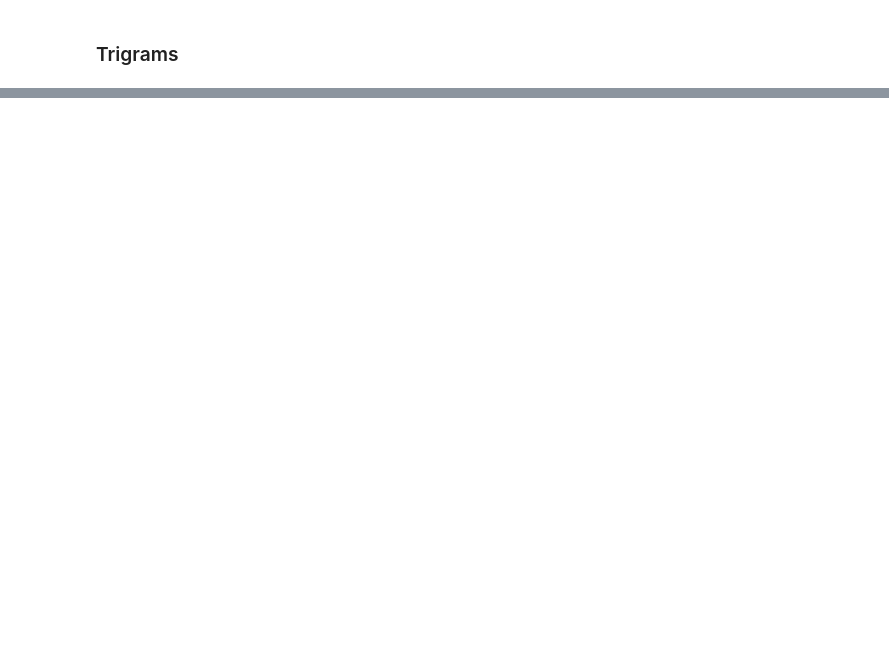
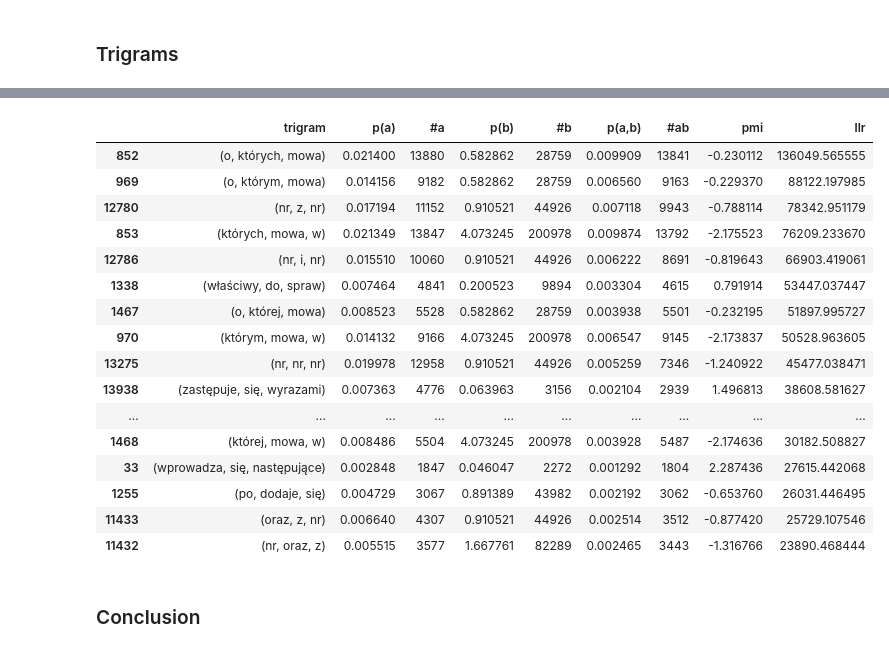
Before and after one commit to arkadiuss/nlp, a Jupyter notebook: 4_ngrams/4_ngrams.ipynb, the cells around one changed output, grey strips where cells are left out. Drawn from its saved outputs; the diff is of its cells as text; code cells hidden in the pictures; blank space fills up the shorter version.

```diff
--- a/4_ngrams/4_ngrams.ipynb
+++ b/4_ngrams/4_ngrams.ipynb
@@ -186,0 +180,18 @@ bill_docs_trigrams[:10]
+# %%
+def pmi_df_trigram(filter_fn=None):
+    p, pctr = probabilities(bill_docs_single_tokens, None)
+    pm, pmctr = probabilities(bill_docs_bigrams, None)
+    pt, ptctr = probabilities(bill_docs_trigrams, filter_fn)
+
+    df = pd.DataFrame(data=[(k,) for k in pt.keys()], columns = ["trigram"])
+    df["p(a)"] = df["trigram"].apply(lambda x: pm[(x[0], x[1])])
+    df["#a"] = df["trigram"].apply(lambda x: pmctr[(x[0], x[1])])
+    df["p(b)"] = df["trigram"].apply(lambda x: p[x[2]])
+    df["#b"] = df["trigram"].apply(lambda x: pctr[x[2]])
+    df["p(a,b)"] = df["trigram"].apply(lambda x: pt[x])
+    df["#ab"] = df["trigram"].apply(lambda x: ptctr[x])
+    df["pmi"] = np.log(df["p(a,b)"]/ (df["p(a)"]*df["p(b)"]))
+    return df.sort_values(["pmi"], ascending=[0])
+# %%
+df_trigram = pmi_df_trigram()
+df_trigram_filtered = pmi_df_trigram(lambda _, v: v > 5)
@@ -186,0 +238,24 @@ bill_docs_trigrams[:10]
+# %%
+df_trigram = llr(df_trigram)
+# %%
+df_trigram.sort_values(["llr"], ascending=[0]).head(20)
+# %% [output]
+|  | trigram | p(a) | #a | p(b) | #b | p(a,b) | #ab | pmi | llr |
+| 852 | (o, których, mowa) | 0.021400 | 13880 | 0.582862 | 28759 | 0.009909 | 13841 | -0.230112 | 136049.565555 |
+| 969 | (o, którym, mowa) | 0.014156 | 9182 | 0.582862 | 28759 | 0.006560 | 9163 | -0.229370 | 88122.197985 |
+| 12780 | (nr, z, nr) | 0.017194 | 11152 | 0.910521 | 44926 | 0.007118 | 9943 | -0.788114 | 78342.951179 |
+| 853 | (których, mowa, w) | 0.021349 | 13847 | 4.073245 | 200978 | 0.009874 | 13792 | -2.175523 | 76209.233670 |
+| 12786 | (nr, i, nr) | 0.015510 | 10060 | 0.910521 | 44926 | 0.006222 | 8691 | -0.819643 | 66903.419061 |
+| 1338 | (właściwy, do, spraw) | 0.007464 | 4841 | 0.200523 | 9894 | 0.003304 | 4615 | 0.791914 | 53447.037447 |
+| 1467 | (o, której, mowa) | 0.008523 | 5528 | 0.582862 | 28759 | 0.003938 | 5501 | -0.232195 | 51897.995727 |
+| 970 | (którym, mowa, w) | 0.014132 | 9166 | 4.073245 | 200978 | 0.006547 | 9145 | -2.173837 | 50528.963605 |
+| 13275 | (nr, nr, nr) | 0.019978 | 12958 | 0.910521 | 44926 | 0.005259 | 7346 | -1.240922 | 45477.038471 |
+| 13938 | (zastępuje, się, wyrazami) | 0.007363 | 4776 | 0.063963 | 3156 | 0.002104 | 2939 | 1.496813 | 38608.581627 |
+| ... | ... | ... | ... | ... | ... | ... | ... | ... | ... |
+| 1468 | (której, mowa, w) | 0.008486 | 5504 | 4.073245 | 200978 | 0.003928 | 5487 | -2.174636 | 30182.508827 |
+| 33 | (wprowadza, się, następujące) | 0.002848 | 1847 | 0.046047 | 2272 | 0.001292 | 1804 | 2.287436 | 27615.442068 |
+| 1255 | (po, dodaje, się) | 0.004729 | 3067 | 0.891389 | 43982 | 0.002192 | 3062 | -0.653760 | 26031.446495 |
+| 11433 | (oraz, z, nr) | 0.006640 | 4307 | 0.910521 | 44926 | 0.002514 | 3512 | -0.877420 | 25729.107546 |
+| 11432 | (nr, oraz, z) | 0.005515 | 3577 | 1.667761 | 82289 | 0.002465 | 3443 | -1.316766 | 23890.468444 |
+# %% [markdown]
+### Conclusion
```
Also changed, not shown: parts of 9 cells of this notebook.
